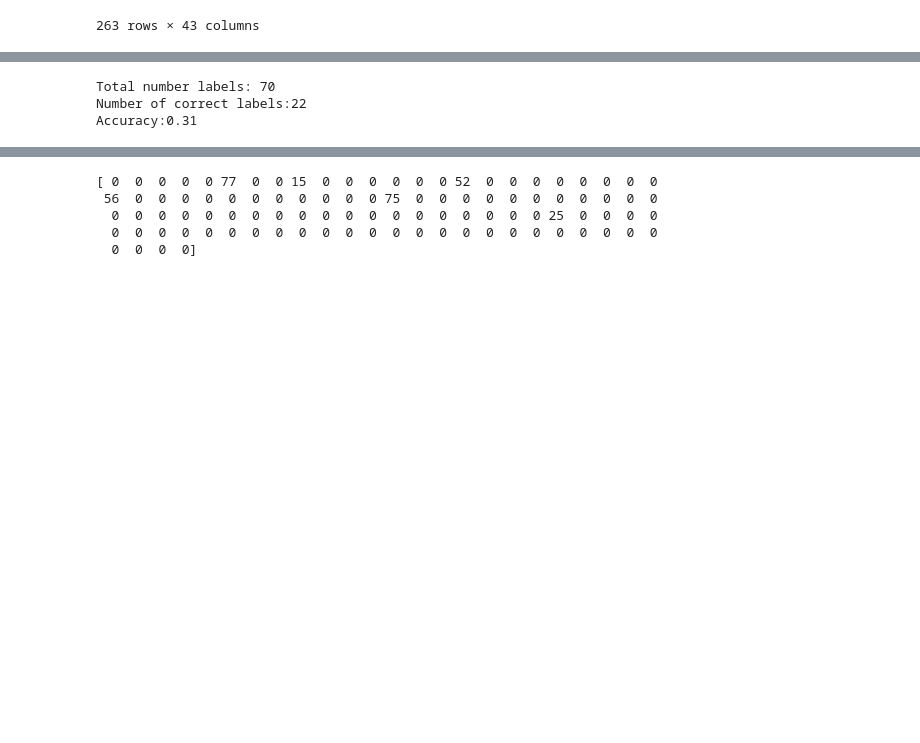
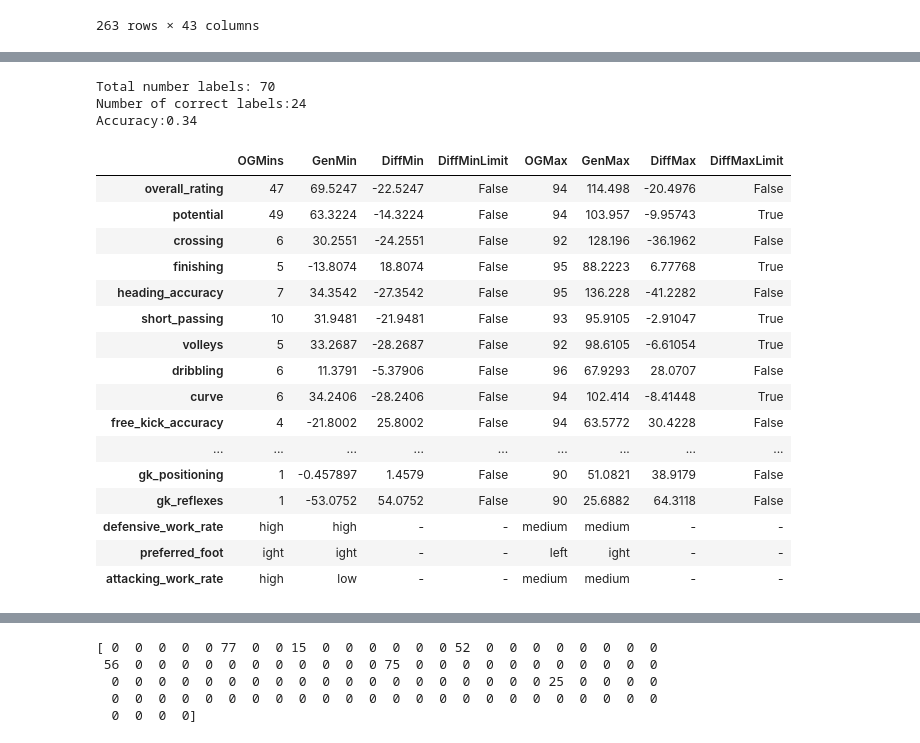
Before and after one commit to DerNiccoo/TensorFlow-training, a Jupyter notebook: 5.3 GAN Soccer.ipynb, the cells around one changed output, grey strips where cells are left out. Saved outputs shown, nothing was run; the diff lists cells and outputs as text; code cells hidden in the pictures; blank space fills up the shorter version.

```diff
--- a/5.3 GAN Soccer.ipynb
+++ b/5.3 GAN Soccer.ipynb
@@ -636,7 +635,7 @@ def distance(d1, d2, limit):
     diff = []
     diff_ab = []
     for l1, l2 in zip(d1, d2):
-        if not isinstance(l1, str):
+        if not isinstance(l1, str) and not isinstance(l2, str):
             diff.append(l1 - l2)
             diff_ab.append(l1 / l2 < (1 + limit) and l1 / l2 > (1 - limit))
         else:
@@ -672,12 +671,32 @@ def compare_min_max(original, generated, limit = 0.15):
     percent = hits / total
 
     print("Total number labels: {0}\nNumber of correct labels:{1}\nAccuracy:{2:2.2f}".format(total, hits, percent))
-    return pd.DataFrame(data=data, columns=original.columns, index=['OGMins', 'GenMin', 'DiffMin', 'DiffMinLimit', 'OGMax', 'GenMax', 'DiffMax', 'DiffMaxLimit']).T
+    return (total, hits, percent)#pd.DataFrame(data=data, columns=original.columns, index=['OGMins', 'GenMin', 'DiffMin', 'DiffMinLimit', 'OGMax', 'GenMax', 'DiffMax', 'DiffMaxLimit']).T
 # %%
 stats_df = unsolve_one_hot(train_df, ['defensive_work_rate', 'preferred_foot', 'attacking_work_rate'])
 # %%
 res = compare_min_max(stats_df, encoded)
 # %% [output]
 Total number labels: 70
-Number of correct labels:22
-Accuracy:0.31
+Number of correct labels:24
+Accuracy:0.34
+# %%
+res
+# %% [output]
+|  | OGMins | GenMin | DiffMin | DiffMinLimit | OGMax | GenMax | DiffMax | DiffMaxLimit |
+| overall_rating | 47 | 69.5247 | -22.5247 | False | 94 | 114.498 | -20.4976 | False |
+| potential | 49 | 63.3224 | -14.3224 | False | 94 | 103.957 | -9.95743 | True |
+| crossing | 6 | 30.2551 | -24.2551 | False | 92 | 128.196 | -36.1962 | False |
+| finishing | 5 | -13.8074 | 18.8074 | False | 95 | 88.2223 | 6.77768 | True |
+| heading_accuracy | 7 | 34.3542 | -27.3542 | False | 95 | 136.228 | -41.2282 | False |
+| short_passing | 10 | 31.9481 | -21.9481 | False | 93 | 95.9105 | -2.91047 | True |
+| volleys | 5 | 33.2687 | -28.2687 | False | 92 | 98.6105 | -6.61054 | True |
+| dribbling | 6 | 11.3791 | -5.37906 | False | 96 | 67.9293 | 28.0707 | False |
+| curve | 6 | 34.2406 | -28.2406 | False | 94 | 102.414 | -8.41448 | True |
+| free_kick_accuracy | 4 | -21.8002 | 25.8002 | False | 94 | 63.5772 | 30.4228 | False |
+| ... | ... | ... | ... | ... | ... | ... | ... | ... |
+| gk_positioning | 1 | -0.457897 | 1.4579 | False | 90 | 51.0821 | 38.9179 | False |
+| gk_reflexes | 1 | -53.0752 | 54.0752 | False | 90 | 25.6882 | 64.3118 | False |
+| defensive_work_rate | high | high | - | - | medium | medium | - | - |
+| preferred_foot | ight | ight | - | - | left | ight | - | - |
+| attacking_work_rate | high | low | - | - | medium | medium | - | - |
```
Also changed, not shown: parts of 23 cells of this notebook.
